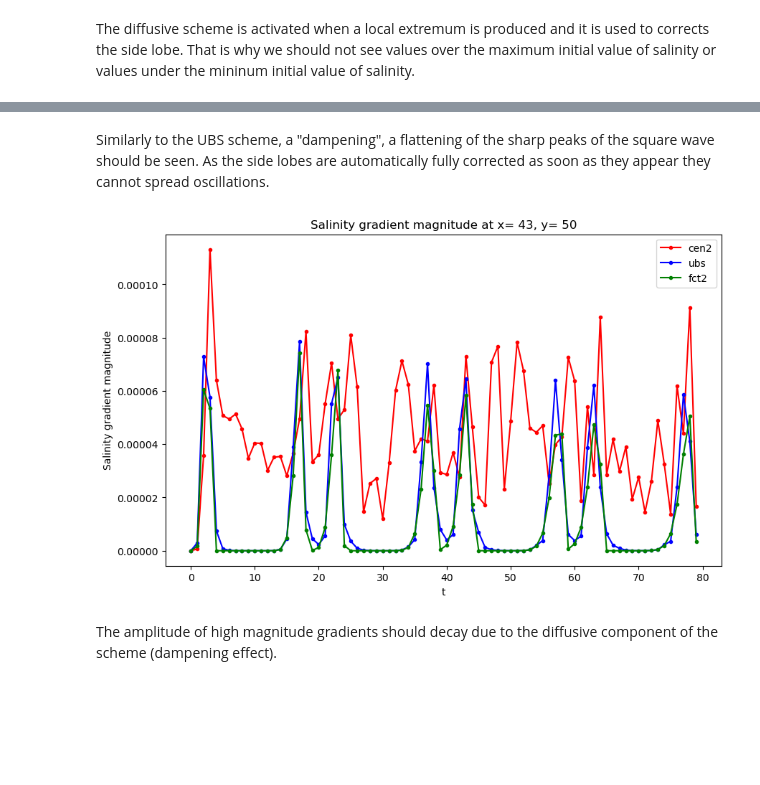
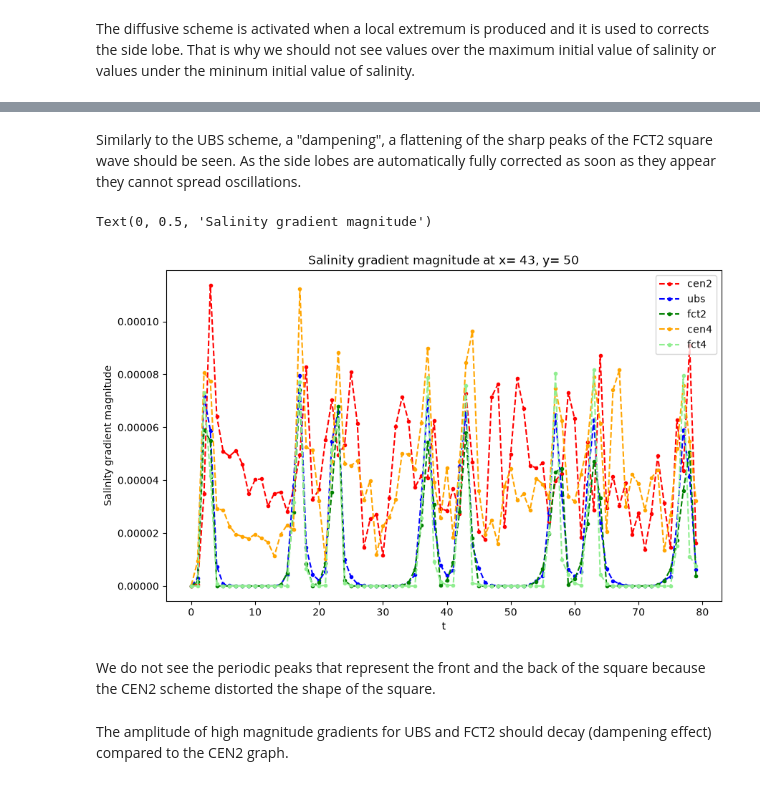
Before and after one commit to justinebuisson606/NEMO_Demonstrators, a Jupyter notebook: Demonstrator 1.ipynb, the cells around one changed output, grey strips where cells are left out. Drawn from its saved outputs; the diff is of its cells as text; code cells hidden in the pictures; blank space fills up the shorter version.

```diff
--- a/Demonstrator 1.ipynb
+++ b/Demonstrator 1.ipynb
@@ -95,8 +117,8 @@ We can now run the simulation using the ./run_nemo command
 ### Analysis of the outcome
 # %%
 #Insert below the name of the directory in which you will run the simulations /.../EXP$$
-rep = 'ALL_NEMO_openmpi_oneAPI2024.2.1/nemo/tests/CANAL/EXP00/'
+rep = ''
 
 
 cen2 = xr.open_dataset(rep+'CANAL_saltblock_cen2_all_grid.nc')
-cen2
+cen4 = xr.open_dataset(rep+'CANAL_saltblock_cen4_all_grid.nc')
@@ -608,4 +415,4 @@ We can now run the simulation using the ./run_nemo command
 #Open the simulation using the xr library
 
 fct2 = xr.open_dataset(rep+'CANAL_saltblock_fct2_all_grid.nc')
-fct2
+fct4 = xr.open_dataset(rep+'CANAL_saltblock_fct4_all_grid.nc')
@@ -667,22 +496,52 @@ Text(0, 0.5, 'Salinity')
 # %% [markdown]
-Similarly to the UBS scheme, a "dampening", a flattening of the sharp peaks of the square wave should be seen. As the side lobes are automatically fully corrected as soon as they appear they cannot spread oscillations.
+Similarly to the UBS scheme, a "dampening", a flattening of the sharp peaks of the FCT2 square wave should be seen. As the side lobes are automatically fully corrected as soon as they appear they cannot spread oscillations.
 # %%
-dataset = fct2['sssgrad']
-ymid, xmid = int(dataset['y_grid_T'].max()//2), int(dataset['x_grid_T'].max()//2)
+fig_grad, axes_grad = plt.subplots(1, 1, figsize=(10, 6))
 
-grad_fct2 = dataset.isel(x_grid_T = xmid, y_grid_T = ymid)
+ymid, xmid = int(cen2.sssgrad['y_grid_T'].max()//2), int(cen2.sssgrad['x_grid_T'].max()//2)
+
+grad_cen2 = cen2['sssgrad'].isel(x_grid_T = xmid, y_grid_T = ymid)
+dep = np.arange(grad_cen2.shape[0])
+axes_grad.plot(dep,  grad_cen2, '.--', color = 'red',  label = 'cen2')
+
+
+ymid, xmid = int(ubs.sssgrad['y_grid_T'].max()//2), int(ubs.sssgrad['x_grid_T'].max()//2)
+
+grad_ubs = ubs['sssgrad'].isel(x_grid_T = xmid, y_grid_T = ymid)
+dep = np.arange(grad_ubs.shape[0])
+axes_grad.plot(dep,  grad_ubs, '.--', color = 'blue',  label = 'ubs')
+
+ymid, xmid = int(fct2.sssgrad['y_grid_T'].max()//2), int(fct2.sssgrad['x_grid_T'].max()//2)
+
+grad_fct2 = fct2['sssgrad'].isel(x_grid_T = xmid, y_grid_T = ymid)
 dep = np.arange(grad_fct2.shape[0])
-axes_grad.plot(dep,  grad_fct2, 'g.-', label = 'fct2')
+axes_grad.plot(dep,  grad_fct2, '.--', color = 'green',  label = 'fct2')
+
+
+ymid, xmid = int(cen4.sssgrad['y_grid_T'].max()//2), int(cen4.sssgrad['x_grid_T'].max()//2)
+
+grad_cen4 = cen4['sssgrad'].isel(x_grid_T = xmid, y_grid_T = ymid)
+dep = np.arange(grad_cen4.shape[0])
+axes_grad.plot(dep,  grad_cen4, '.--', color = 'orange',  label = 'cen4')
+
+
+ymid, xmid = int(fct4.sssgrad['y_grid_T'].max()//2), int(fct4.sssgrad['x_grid_T'].max()//2)
+
+grad_fct4 = fct4['sssgrad'].isel(x_grid_T = xmid, y_grid_T = ymid)
+dep = np.arange(grad_fct4.shape[0])
+axes_grad.plot(dep,  grad_fct4, '.--', color = 'lightgreen',  label = 'fct4')
+
 
 
 axes_grad.legend()
 axes_grad.set_title(f"Salinity gradient magnitude at x= {xmid}, y= {ymid}")
 axes_grad.set_xlabel('t')
 axes_grad.set_ylabel('Salinity gradient magnitude')
-
-fig_grad
 # %% [output]
+Text(0, 0.5, 'Salinity gradient magnitude')
-[figure, old version]
+[figure, new version]
-# %% [markdown]
-The amplitude of high magnitude gradients should decay due to the diffusive component of the scheme (dampening effect).
+# %% [markdown]
+We do not see the periodic peaks that represent the front and the back of the square because the CEN2 scheme distorted the shape of the square.
+# %% [markdown]
+The amplitude of high magnitude gradients for UBS and FCT2 should decay (dampening effect) compared to the CEN2 graph.
 # %%
```
Also changed, not shown: parts of 43 cells of this notebook.
